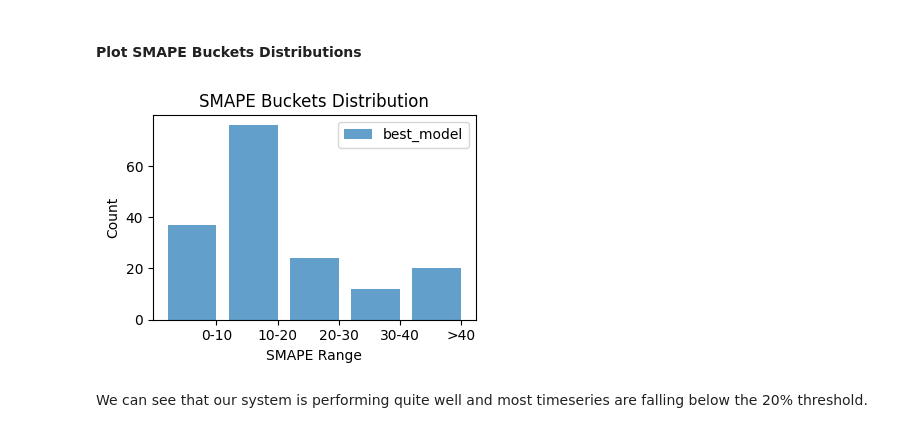
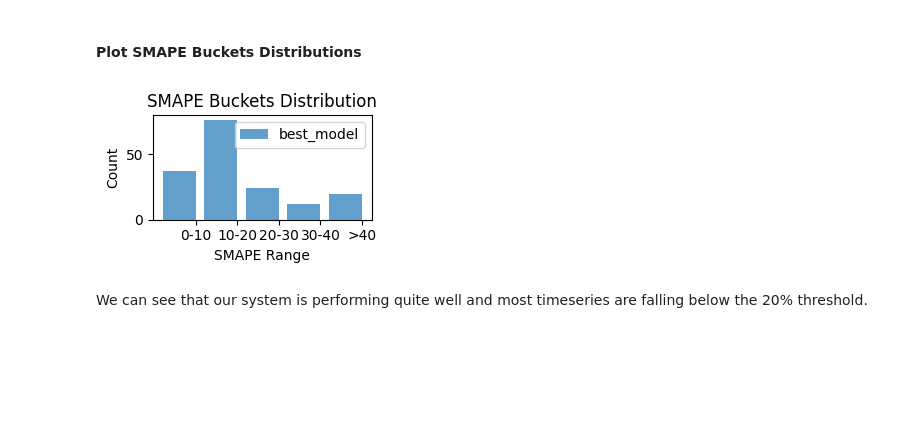
Before and after one commit to john2408/project_data_analytics, a Jupyter notebook: reports/report.ipynb, the cells around one changed output. Drawn from its saved outputs; the diff is of its cells as text; code cells hidden in the pictures; blank space fills up the shorter version.

```diff
--- a/reports/report.ipynb
+++ b/reports/report.ipynb
@@ -493,9 +474,9 @@ The histogram illustrates that the forecasting system achieves accurate predicti
 #### Plot SMAPE Buckets Distributions
 # %%
 # Example usage
-buckets_data = plot_f_system_smape_buckets_distribution(df_accuracy_smape=df_accuracy_smape, figsize=(4, 3))
+buckets_data = plot_f_system_smape_buckets_distribution(df_accuracy_smape=df_accuracy_smape, figsize=(3, 2))
 # %% [output]
-[figure, old version]
+[figure, new version]
 # %% [markdown]
 We can see that our system is performing quite well and most timeseries are falling below the 20% threshold.
 # %%
```
Also changed, not shown: parts of 13 cells of this notebook, 2 other files.
